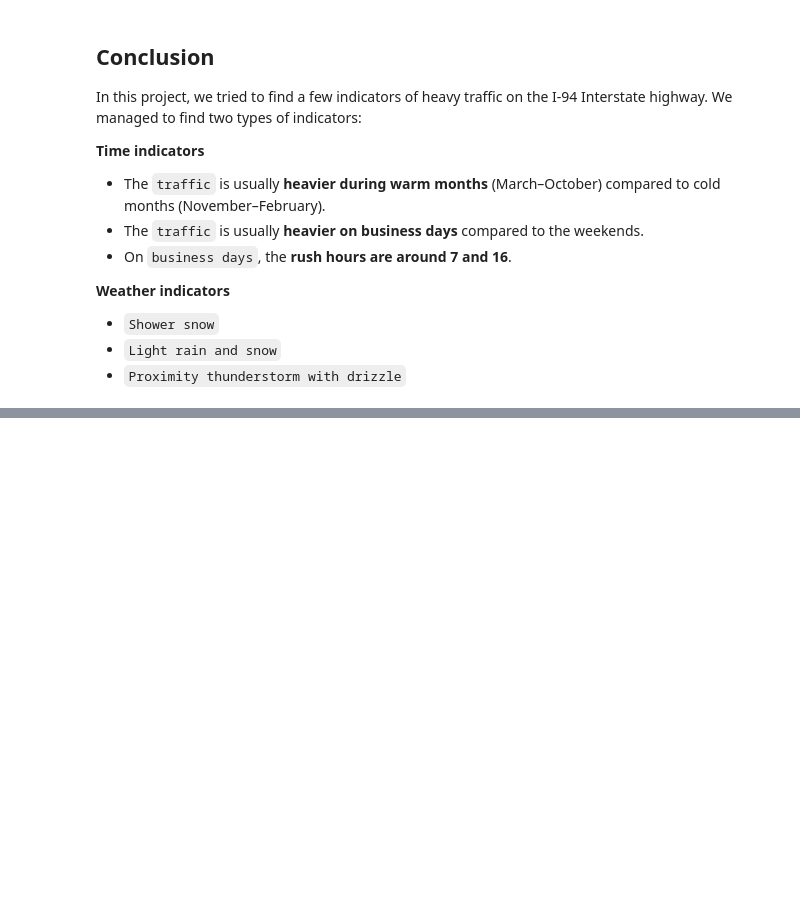
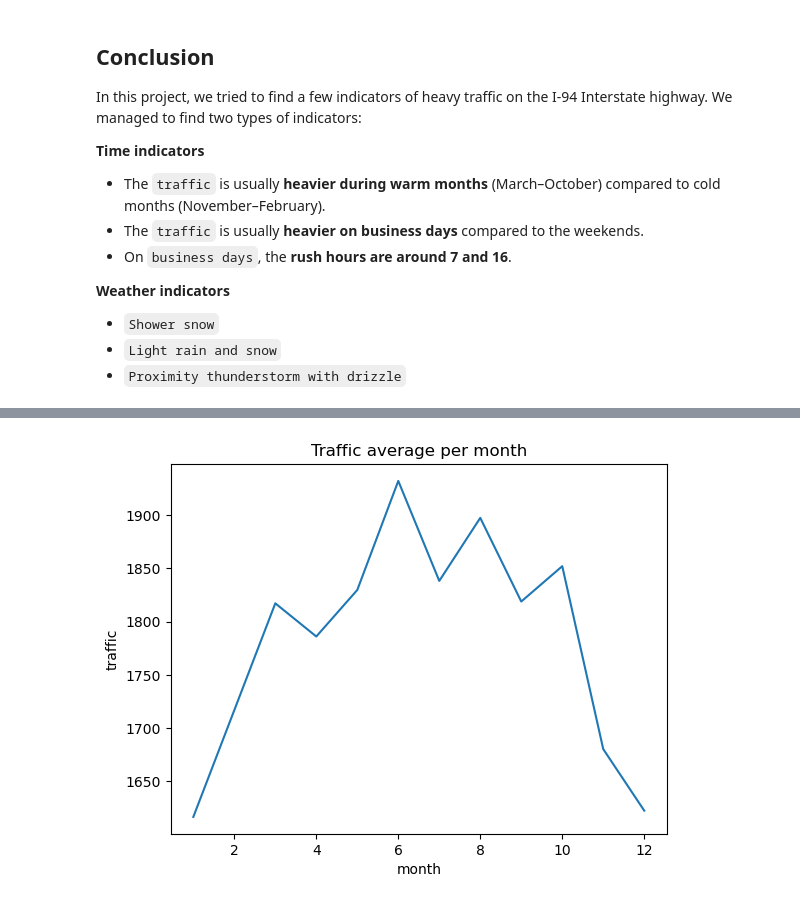
Before and after one commit to MiguelBelo95/Data-Quest, a Jupyter notebook: projects/traffic_I-94-p3/traffic_data_i94.ipynb, the cells around one changed output, grey strips where cells are left out. Cells and saved outputs as stored; diff of their text form; code cells hidden in the pictures; blank space fills up the shorter version.

Commit message:
Adding night analysis to I-94 traffic project

```diff
--- a/projects/traffic_I-94-p3/traffic_data_i94.ipynb
+++ b/projects/traffic_I-94-p3/traffic_data_i94.ipynb
@@ -504,0 +523,7 @@ In this project, we tried to find a few indicators of heavy traffic on the I-94
+# %%
+night['year'] = night['date_time'].dt.year
+night['month'] = night['date_time'].dt.month
+night['hour'] = night['date_time'].dt.hour
+night['dayofweek'] = night['date_time'].dt.dayofweek
+
+night.describe()
@@ -504,0 +540,8 @@ In this project, we tried to find a few indicators of heavy traffic on the I-94
+# %%
+night_by_month = night.groupby('month').mean()
+ax = night_by_month['traffic_volume'].plot.line()
+plt.title('Traffic average per month')
+plt.ylabel('traffic')
+plt.show()
+# %% [output]
+[figure, added]
```
Also changed, not shown: parts of 17 cells of this notebook.
